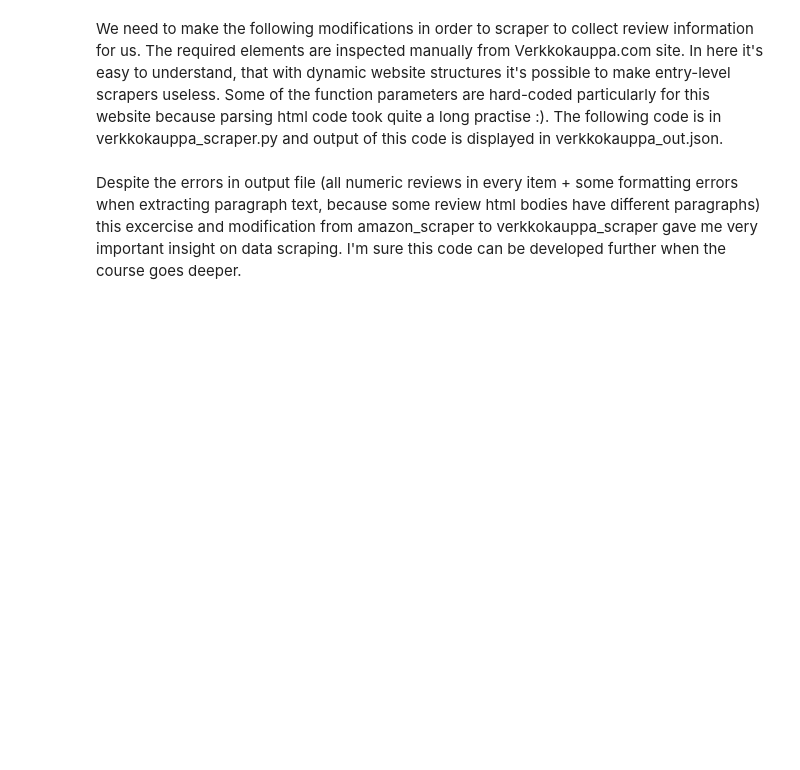
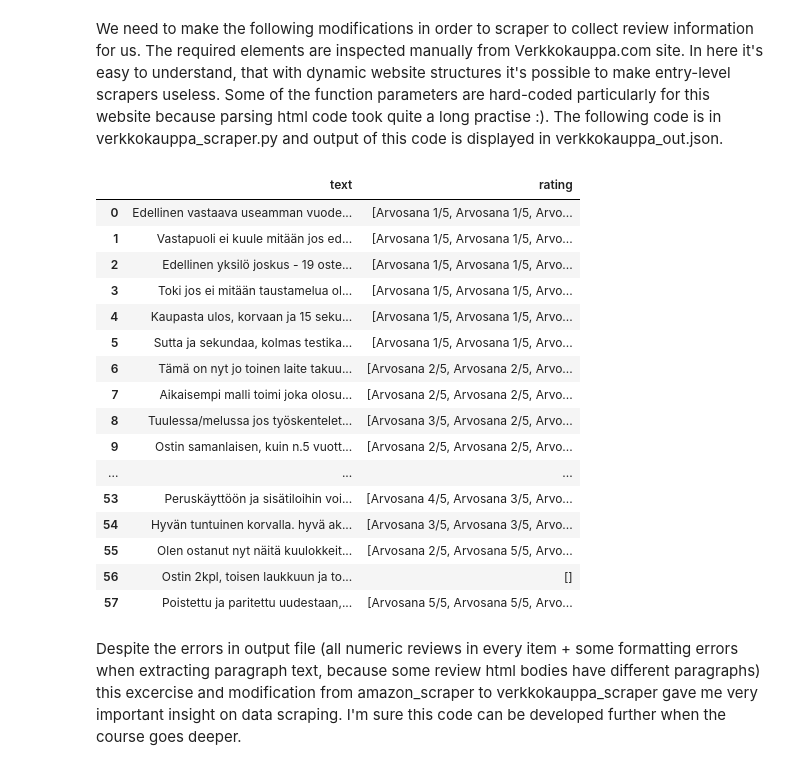
Before and after one commit to htaim/JODA2022, a Jupyter notebook: Oppimispaivakirja.ipynb, the cells around one changed output. Cells and saved outputs as stored; diff of their text form; code cells hidden in the pictures; blank space fills up the shorter version.

Commit message:
Updated .json file reading

```diff
--- a/Oppimispaivakirja.ipynb
+++ b/Oppimispaivakirja.ipynb
@@ -160,6 +160,28 @@ class VerkkokauppaScraperSpider(scrapy.Spider):
             next_page_url = "https://www.verkkokauppa.com/fi/product/332585/Plantronics-Voyager-5200-Bluetooth-kuuloke/reviews?page=" + str(counter)
             counter += 1
             yield response.follow(next_page_url, self.parse)
+# %%
+import pandas
+#Read output file
+pandas.read_json("verkkokauppa_out.json")
+# %% [output]
+|  | text | rating |
+| 0 | Edellinen vastaava useamman vuode... | [Arvosana 1/5, Arvosana 1/5, Arvo... |
+| 1 | Vastapuoli ei kuule mitään jos ed... | [Arvosana 1/5, Arvosana 1/5, Arvo... |
+| 2 | Edellinen yksilö joskus - 19 oste... | [Arvosana 1/5, Arvosana 1/5, Arvo... |
+| 3 | Toki jos ei mitään taustamelua ol... | [Arvosana 1/5, Arvosana 1/5, Arvo... |
+| 4 | Kaupasta ulos, korvaan ja 15 seku... | [Arvosana 1/5, Arvosana 1/5, Arvo... |
+| 5 | Sutta ja sekundaa, kolmas testika... | [Arvosana 1/5, Arvosana 1/5, Arvo... |
+| 6 | Tämä on nyt jo toinen laite takuu... | [Arvosana 2/5, Arvosana 2/5, Arvo... |
+| 7 | Aikaisempi malli toimi joka olosu... | [Arvosana 2/5, Arvosana 2/5, Arvo... |
+| 8 | Tuulessa/melussa jos työskentelet... | [Arvosana 3/5, Arvosana 2/5, Arvo... |
+| 9 | Ostin samanlaisen, kuin n.5 vuott... | [Arvosana 2/5, Arvosana 2/5, Arvo... |
+| ... | ... | ... |
+| 53 | Peruskäyttöön ja sisätiloihin voi... | [Arvosana 4/5, Arvosana 3/5, Arvo... |
+| 54 | Hyvän tuntuinen korvalla. hyvä ak... | [Arvosana 3/5, Arvosana 3/5, Arvo... |
+| 55 | Olen ostanut nyt näitä kuulokkeit... | [Arvosana 2/5, Arvosana 5/5, Arvo... |
+| 56 | Ostin 2kpl, toisen laukkuun ja to... | [] |
+| 57 | Poistettu ja paritettu uudestaan,... | [Arvosana 5/5, Arvosana 5/5, Arvo... |
 # %% [markdown]
 Despite the errors in output file (all numeric reviews in every item + some formatting errors when extracting paragraph text, because some review html bodies have different paragraphs) this excercise and modification from amazon_scraper to verkkokauppa_scraper gave me very important insight on data scraping. I'm sure this code can be developed further when the course goes deeper.
 # %% [markdown]
```
